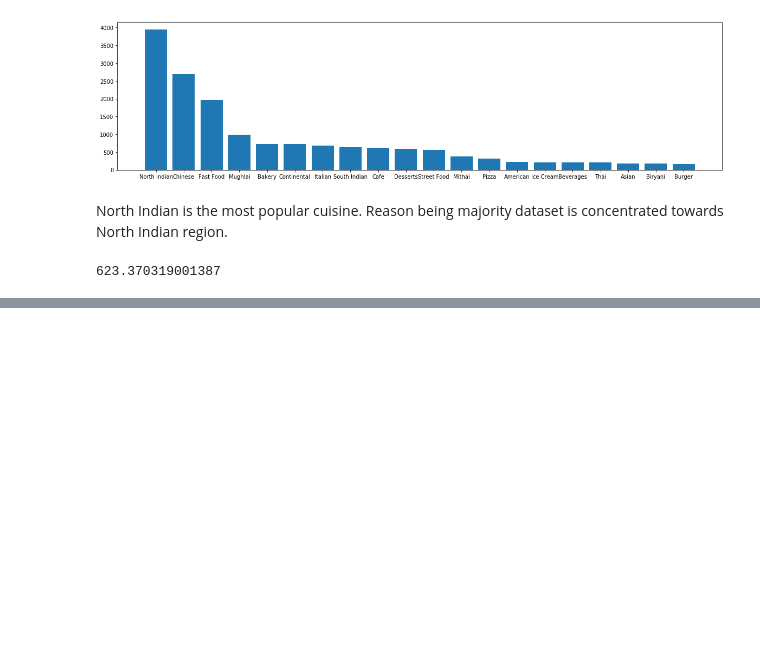
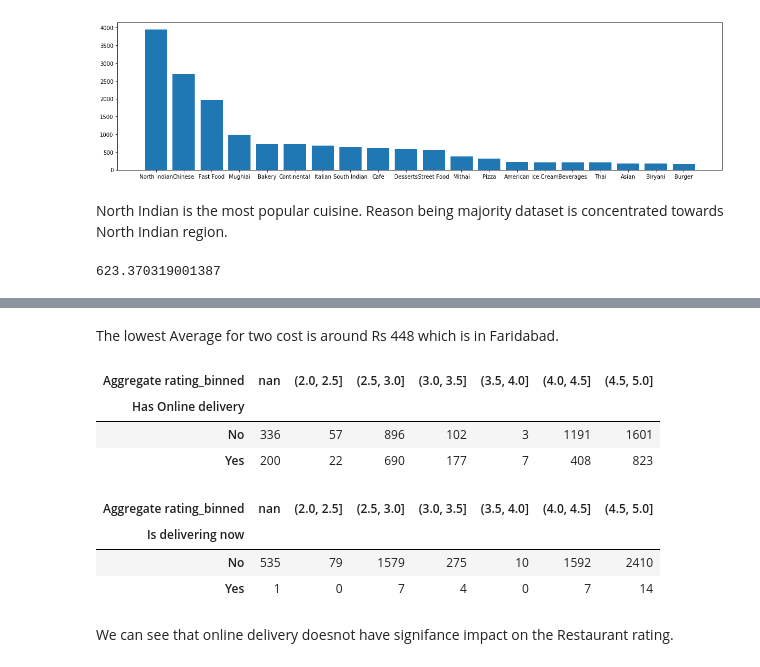
Before and after one commit to moumitagorain/Zomato_EDA, a Jupyter notebook: Zomato EDA.ipynb, the cells around one changed output, grey strips where cells are left out. Saved outputs shown, nothing was run; the diff lists cells and outputs as text; code cells hidden in the pictures; blank space fills up the shorter version.

```diff
--- a/Zomato EDA.ipynb
+++ b/Zomato EDA.ipynb
@@ -188,0 +207,20 @@ zomato_India['Average Cost for two'].mean()
+# %% [markdown]
+The lowest Average for two cost is around Rs 448 which is in Faridabad.
+# %%
+bins = [0.0, 0.5, 1.0, 1.5, 2.0, 2.5, 3.0, 3.5, 4.0, 4.5, 5.0]
+zomato_India['Aggregate rating_binned'] = pd.cut(zomato_India['Aggregate rating'], bins)
+pd.crosstab(zomato_India['Has Online delivery'],columns=zomato_India['Aggregate rating_binned'])
+# %% [output]
+| Aggregate rating_binned | nan | (2.0, 2.5] | (2.5, 3.0] | (3.0, 3.5] | (3.5, 4.0] | (4.0, 4.5] | (4.5, 5.0] |
+| Has Online delivery |  |  |  |  |  |  |  |
+| No | 336 | 57 | 896 | 102 | 3 | 1191 | 1601 |
+| Yes | 200 | 22 | 690 | 177 | 7 | 408 | 823 |
+# %%
+pd.crosstab(zomato_India['Is delivering now'],columns=zomato_India['Aggregate rating_binned'])
+# %% [output]
+| Aggregate rating_binned | nan | (2.0, 2.5] | (2.5, 3.0] | (3.0, 3.5] | (3.5, 4.0] | (4.0, 4.5] | (4.5, 5.0] |
+| Is delivering now |  |  |  |  |  |  |  |
+| No | 535 | 79 | 1579 | 275 | 10 | 1592 | 2410 |
+| Yes | 1 | 0 | 7 | 4 | 0 | 7 | 14 |
+# %% [markdown]
+We can see that online delivery doesnot have signifance impact on the Restaurant rating.
```
Also changed, not shown: parts of 8 cells of this notebook.
